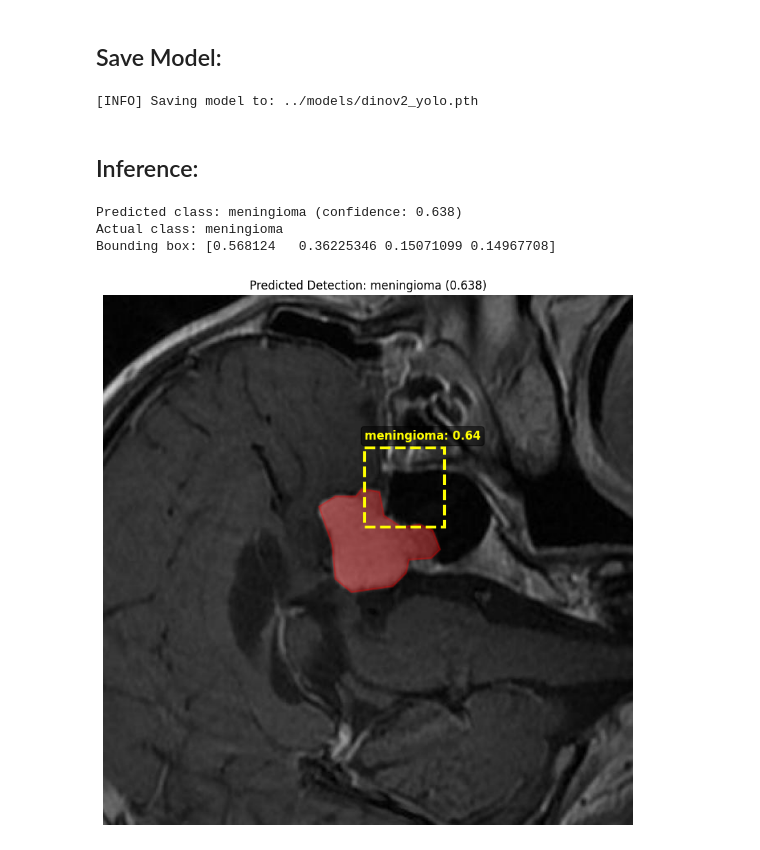
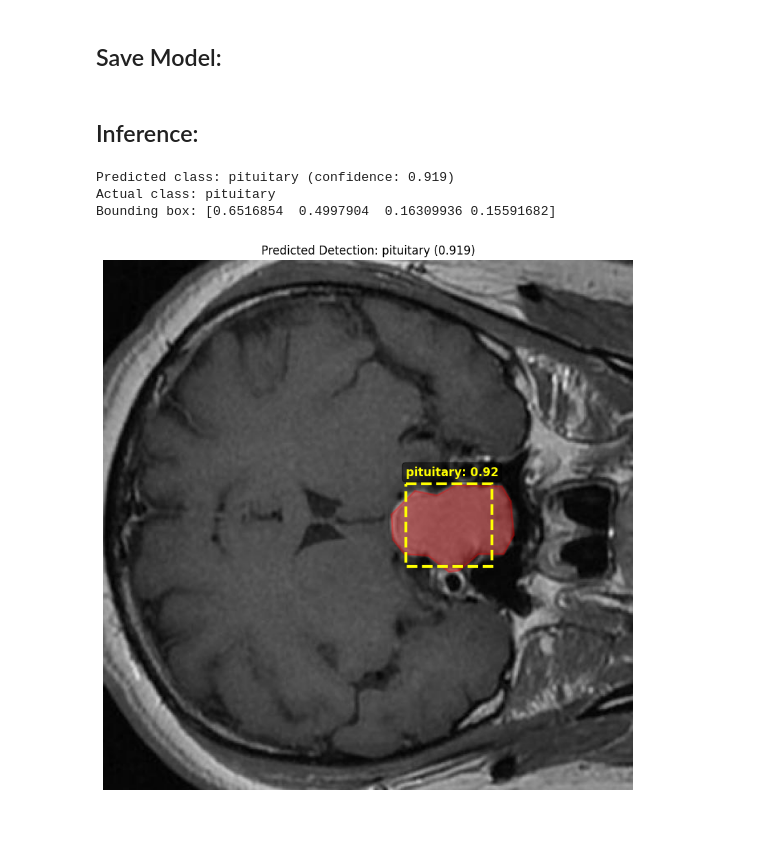
Before and after one commit to nramira/dino_finetuning, a Jupyter notebook: notebooks/yolo_object_detection.ipynb, the cells around one changed output. Cells and saved outputs as stored; diff of their text form; code cells hidden in the pictures.

Commit message:
Add spatial architecture approach

```diff
--- a/notebooks/yolo_object_detection.ipynb
+++ b/notebooks/yolo_object_detection.ipynb
@@ -553,20 +142,6 @@ train_dataloader, test_dataloader = create_dataloaders(
 
 print(f"Train dataloader: {len(train_dataloader)} batches")
 print(f"Test dataloader: {len(test_dataloader)} batches")
-
-total_images = 0
-total_objects = 0
-class_counts = {}
-
-for batch in train_dataloader:
-    labels_list = batch["labels"]
-    total_images += len(labels_list)
-
-    for labels in labels_list:
-        total_objects += len(labels)
-        for label in labels:
-            class_id = label["class_id"]
-            class_counts[class_id] = class_counts.get(class_id, 0) + 1
 # %% [output]
 Found 2144 images in ../data/BrainTumor/train/images
 Found 308 images in ../data/BrainTumor/test/images
@@ -1049,0 +669,27 @@ Epoch: 10 | train_loss: 0.0790 | test_loss: 0.1595 |
+# %%
+# Create improved model
+improved_model = SpatialDINOv2YOLO(dinov2, num_classes=3)
+
+# Freeze backbone initially
+for param in improved_model.backbone.parameters():
+    param.requires_grad = False
+
+improved_model.to(device)
+
+# Improved loss and optimizer
+improved_loss_fn = SpatialDetectionLoss(lambda_class=1.0, lambda_bbox=2.0, lambda_iou=1.0)
+
+# Use different learning rates for different parts
+backbone_params = list(improved_model.backbone.parameters())
+head_params = list(improved_model.class_head.parameters()) + list(improved_model.bbox_head.parameters())
+
+optimizer = torch.optim.AdamW(
+    [
+        {"params": head_params, "lr": 1e-4},
+        # {'params': backbone_params, 'lr': 1e-5}  # Uncomment to unfreeze backbone later
+    ],
+    weight_decay=1e-3,
+)  # Increased weight decay
+
+# Add learning rate scheduler
+scheduler = torch.optim.lr_scheduler.ReduceLROnPlateau(optimizer, mode="min", factor=0.5, patience=3)
@@ -1432,9 +1219,7 @@ def save_model(model: torch.nn.Module, dir: Path, model_name: str) -> None:
 
 
 # Save the model
-save_model(detection_model, dir=Path("../models"), model_name="dinov2_yolo.pth")
+save_model(improved_model, dir=Path("../models"), model_name="spatial_dinov2_yolo.pth")
-# %% [output]
-[INFO] Saving model to: ../models/dinov2_yolo.pth
 # %% [markdown]
 ## Inference:
 # %%
@@ -1522,21 +1340,20 @@ def predict_and_plot(
 # %%
 # Predict on validation dataset
 images_path = valid_path / "images"
 images = list(images_path.glob("*.jpg"))
 sample = random.choice(images)
 image_name = sample.stem
 split = "valid"
 
-# Test the model
 predict_and_plot(
-    model=detection_model,
+    model=improved_model,
     image_path=sample,
     label_path=valid_path / "labels" / f"{image_name}.txt",
     class_names=CLASSES_NAMES,
     confidence_threshold=0.5,  # Lower threshold for medical imaging
 )
 # %% [output]
-Predicted class: meningioma (confidence: 0.638)
-Actual class: meningioma
-Bounding box: [0.568124   0.36225346 0.15071099 0.14967708]
+Predicted class: pituitary (confidence: 0.919)
+Actual class: pituitary
+Bounding box: [0.6516854  0.4997904  0.16309936 0.15591682]
-[figure, old version]
+[figure, new version]
```
Also changed, not shown: parts of 49 cells of this notebook.
